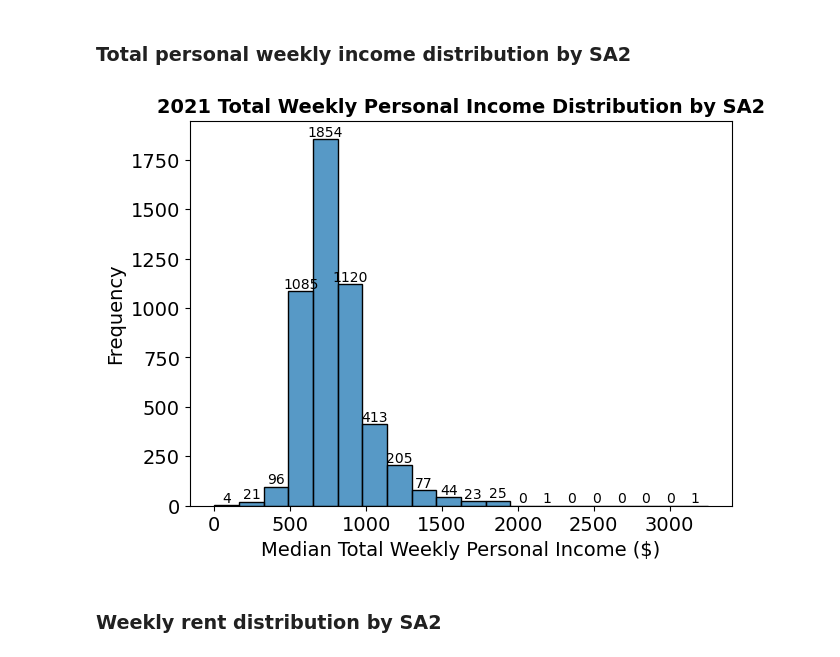
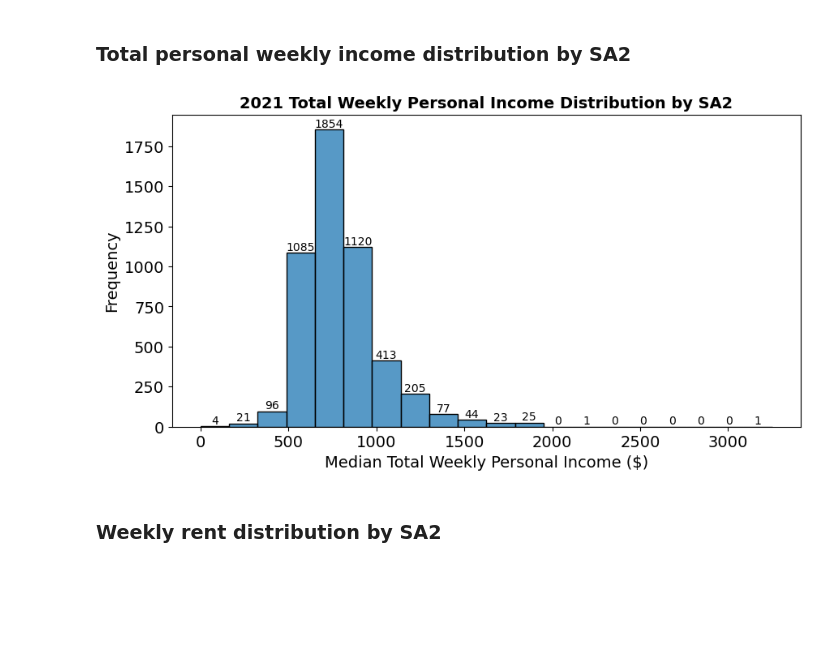
Before and after one commit to MAST30034-AppliedDataScience/project-2-group-buy-now-pay-later-industry-project-28, a Jupyter notebook: notebooks/3_Visualisation.ipynb, the cells around one changed output. Cells and saved outputs as stored; diff of their text form; code cells hidden in the pictures; blank space fills up the shorter version.

```diff
--- a/notebooks/3_Visualisation.ipynb
+++ b/notebooks/3_Visualisation.ipynb
@@ -238,33 +253,33 @@ plt.show()
 # %%
 personal_income_data = merged_external_df['Median_tot_prsnl_inc_weekly']
 
 # create the plot
-plt.figure(figsize=(7, 5))
+plt.figure(figsize=(10, 5))
 ax = sns.histplot(personal_income_data, bins=20, kde=False)
 
 plt.title('2021 Total Weekly Personal Income Distribution by SA2', weight='bold', fontsize=14)
 plt.xlabel('Median Total Weekly Personal Income ($)', fontsize=14)
 plt.ylabel('Frequency', fontsize=14)
 plt.xticks(fontsize=14)
 plt.yticks(fontsize=14)
 
 # add labels to each bar
 for patch in ax.patches:
     height = patch.get_height()
     ax.text(
         patch.get_x() + patch.get_width() / 2,
         height,
         f'{int(height)}',
         ha='center',
         va='bottom',
         fontsize=10
     )
 
 # save and display the plot
 plt.savefig('../plots/personal_income_hist.png', dpi=300, bbox_inches='tight')
 plt.show()
 # %% [output]
-[figure, old version]
+[figure, new version]
 # %% [markdown]
 ### Weekly rent distribution by SA2
 # %%
```
Also changed, not shown: parts of 34 cells of this notebook, 14 other files.
